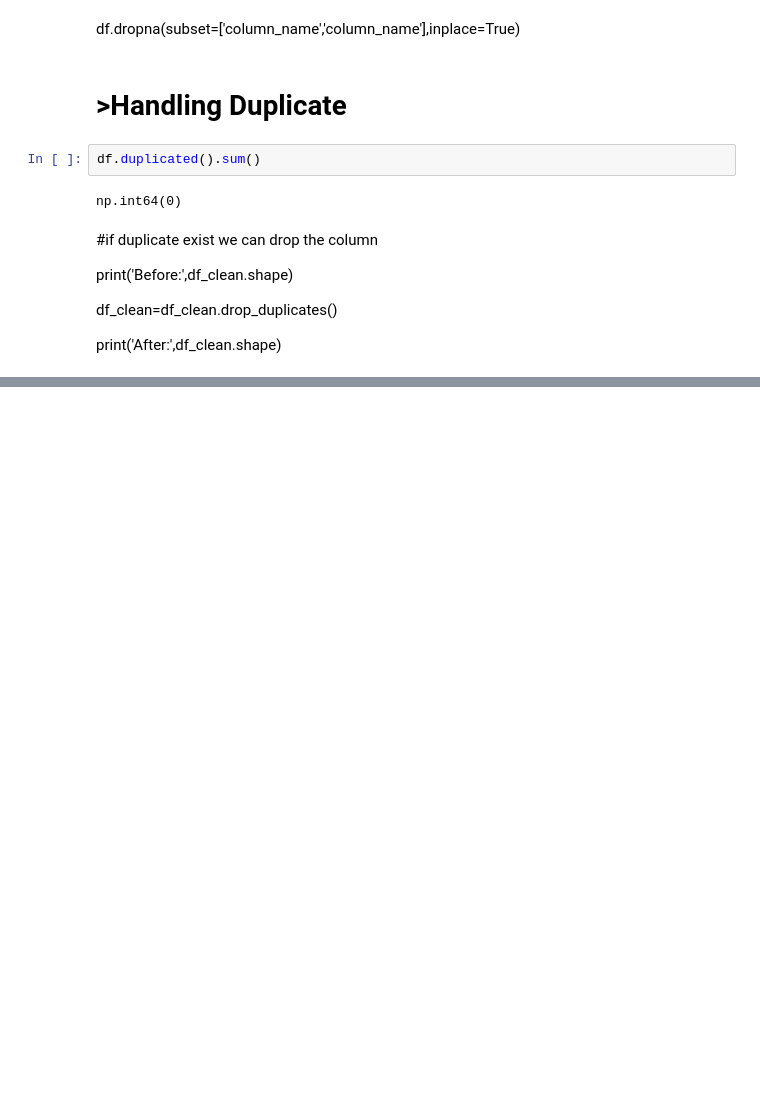
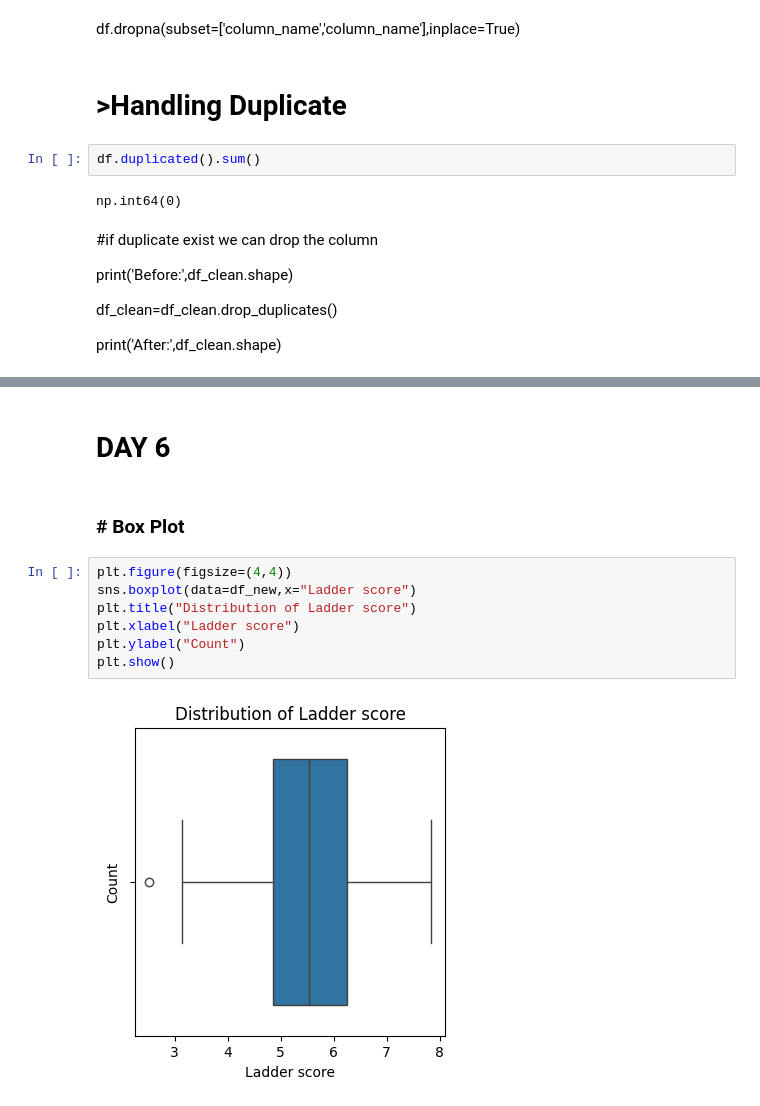
Before and after one commit to basilathasneemck-eng/World-Happiness-Record-2021--Data-Analysis, a Jupyter notebook: project.ipynb, the cells around one changed output, grey strips where cells are left out. Drawn from its saved outputs; the diff is of its cells as text; blank space fills up the shorter version.

```diff
--- a/project.ipynb
+++ b/project.ipynb
@@ -507,0 +666,13 @@ print('After:',df_clean.shape)
+# %% [markdown]
+# DAY 6
+# %% [markdown]
+### # Box Plot
+# %%
+plt.figure(figsize=(4,4))
+sns.boxplot(data=df_new,x="Ladder score")
+plt.title("Distribution of Ladder score")
+plt.xlabel("Ladder score")
+plt.ylabel("Count")
+plt.show()
+# %% [output]
+[figure, added]
```
Also changed, not shown: parts of 112 cells of this notebook.
